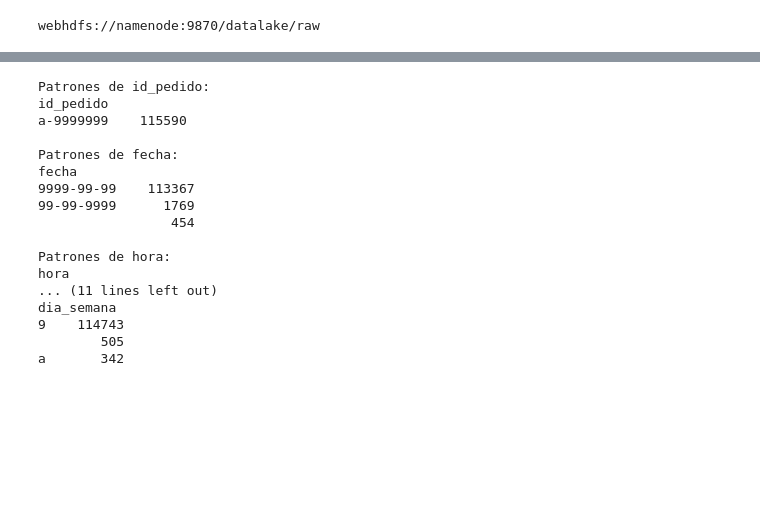
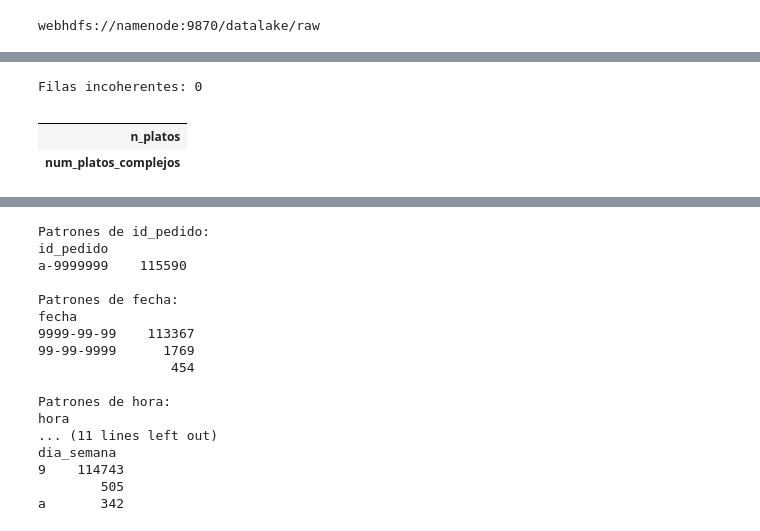
Before and after one commit to ignacioperezimaz/smart-restaurant, a Jupyter notebook: notebooks/02_EDA_pedidos_tiempos_preparacion.ipynb, the cells around one changed output, grey strips where cells are left out. Drawn from its saved outputs; the diff is of its cells as text; code cells hidden in the pictures; blank space fills up the shorter version.

```diff
--- a/notebooks/02_EDA_pedidos_tiempos_preparacion.ipynb
+++ b/notebooks/02_EDA_pedidos_tiempos_preparacion.ipynb
@@ -36,6 +36,20 @@ Filas y columnas: (115590, 25)
 | 3 | PED-0000004 | 2023-01-01 | 11:34:00 | 7 | 3 | 2.67 | 0 | ... |
 | 4 | PED-0000005 | 2023-01-01 | 11:36:00 | 7 | 4 | 3.00 | 4 | ... |
 5 rows × 25 columns
+# %%
+# Pasar a número (los vacíos y textos raros quedan como NaN)
+chk = df_raw[["n_platos", "num_platos_complejos"]].apply(pd.to_numeric, errors="coerce")
+
+# Filas donde hay MÁS platos complejos que platos en total (imposible)
+incoherentes = chk[chk["num_platos_complejos"] > chk["n_platos"]]
+
+print(f"Filas incoherentes: {len(incoherentes):,}")
+incoherentes.head(20).T
+# %% [output]
+Filas incoherentes: 0
+|  |
+| n_platos |
+| num_platos_complejos |
 # %%
 import numpy as np
 import matplotlib.pyplot as plt
```
Also changed, not shown: parts of 21 cells of this notebook, 10 other files.
